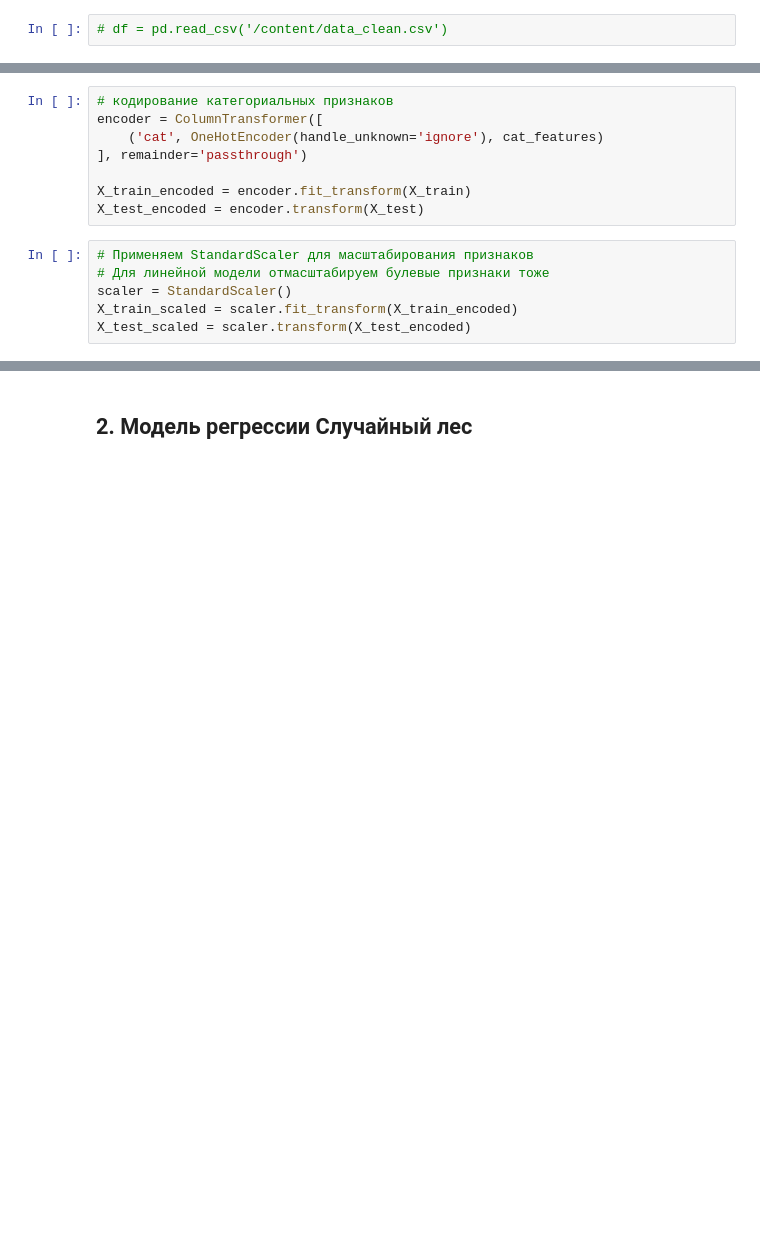
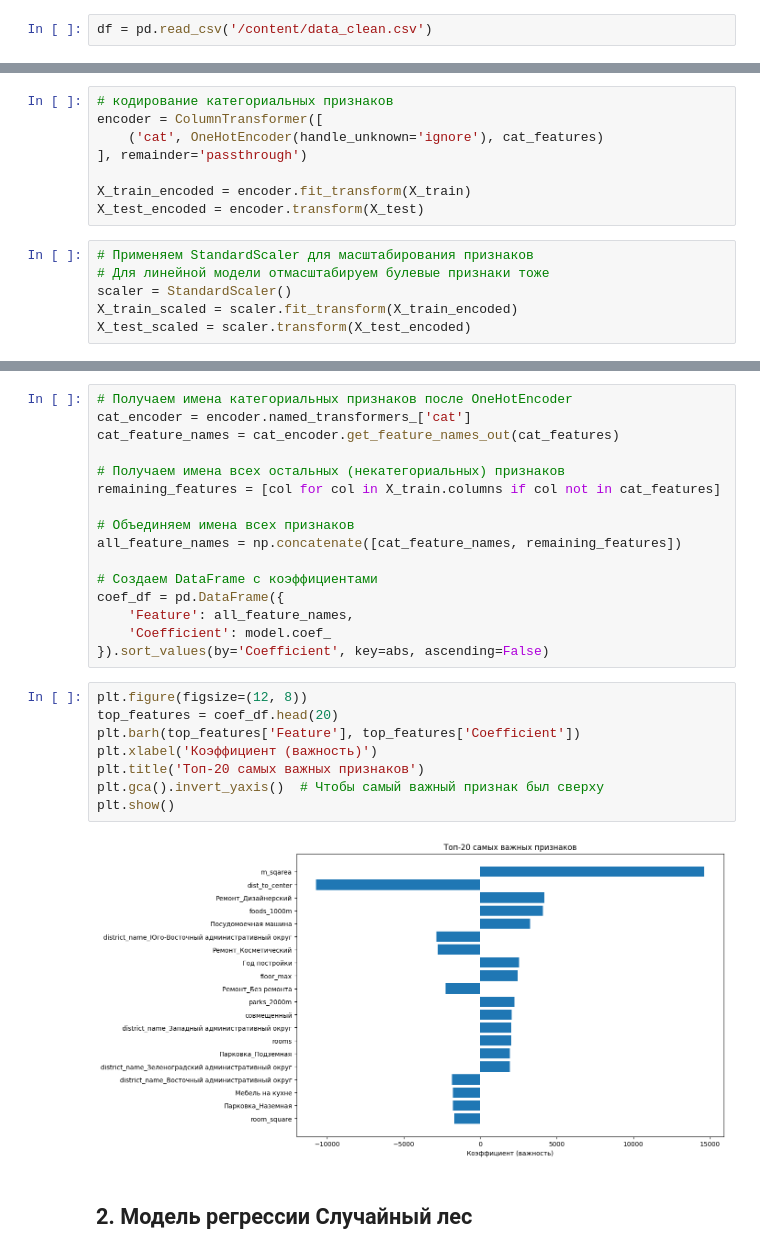
Before and after one commit to Lemekhova/Analysis_of_Housing_Prices, a Jupyter notebook: 4_этап_ML.ipynb, the cells around one changed output, grey strips where cells are left out. Drawn from its saved outputs; the diff is of its cells as text; blank space fills up the shorter version.

```diff
--- a/4_этап_ML.ipynb
+++ b/4_этап_ML.ipynb
@@ -563,7 +571,7 @@ df_clean = df_clean.drop(columns=["metro", "latitude", "longitude", "address",
 # %% [markdown]
 # Итоговый датасет для работы
 # %%
-# df = pd.read_csv('/content/data_clean.csv')
+df = pd.read_csv('/content/data_clean.csv')
 # %%
 pd.set_option('display.max_columns', None)
 # %%
@@ -656,6 +664,32 @@ R²: 0.7614
 MAE: 12280.1
 RMSE: 297667152.1
 MAPE: 15.32%
+# %%
+# Получаем имена категориальных признаков после OneHotEncoder
+cat_encoder = encoder.named_transformers_['cat']
+cat_feature_names = cat_encoder.get_feature_names_out(cat_features)
+
+# Получаем имена всех остальных (некатегориальных) признаков
+remaining_features = [col for col in X_train.columns if col not in cat_features]
+
+# Объединяем имена всех признаков
+all_feature_names = np.concatenate([cat_feature_names, remaining_features])
+
+# Создаем DataFrame с коэффициентами
+coef_df = pd.DataFrame({
+    'Feature': all_feature_names,
+    'Coefficient': model.coef_
+}).sort_values(by='Coefficient', key=abs, ascending=False)
+# %%
+plt.figure(figsize=(12, 8))
+top_features = coef_df.head(20)
+plt.barh(top_features['Feature'], top_features['Coefficient'])
+plt.xlabel('Коэффициент (важность)')
+plt.title('Топ-20 самых важных признаков')
+plt.gca().invert_yaxis()  # Чтобы самый важный признак был сверху
+plt.show()
+# %% [output]
+[figure, added]
 # %% [markdown]
 ## 2. Модель регрессии Случайный лес
 # %% [markdown]
```
Also changed, not shown: parts of 6 cells of this notebook.
